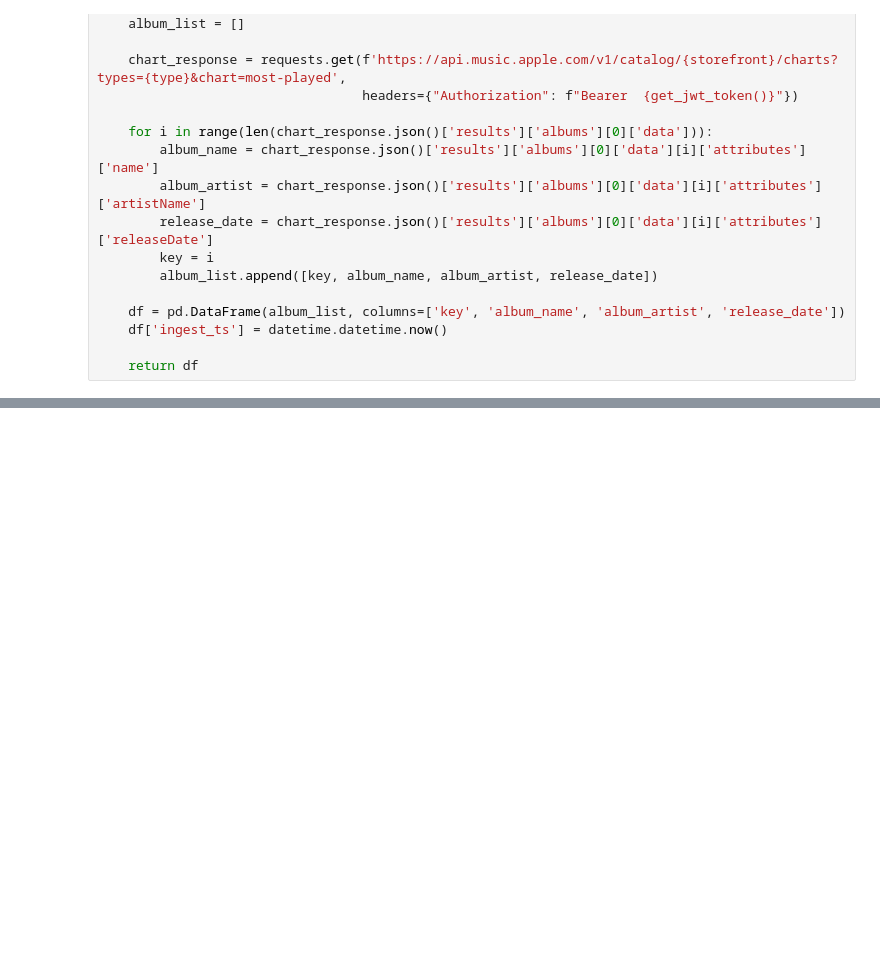
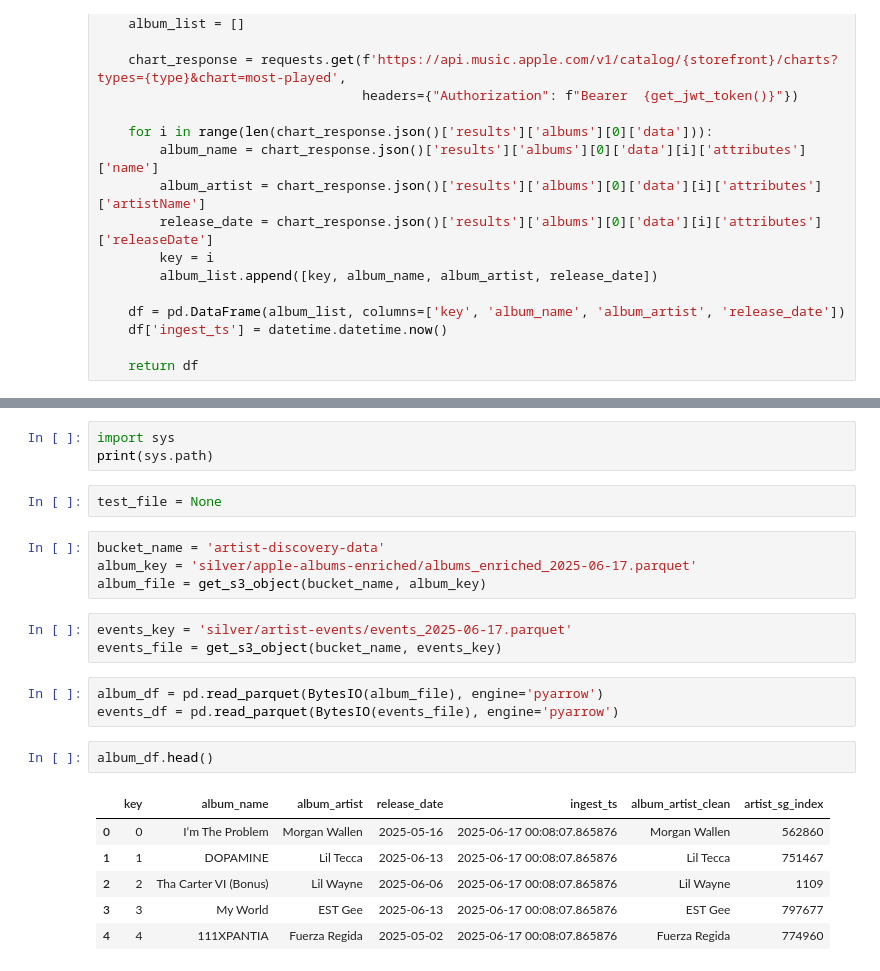
Before and after one commit to princeaker/Artist-Discovery, a Jupyter notebook: pipeline_development.ipynb, the cells around one changed output, grey strips where cells are left out. Cells and saved outputs as stored; diff of their text form; blank space fills up the shorter version.

```diff
--- a/pipeline_development.ipynb
+++ b/pipeline_development.ipynb
@@ -213,0 +345,24 @@ def upload_df_to_s3_parquet(df, bucket_name, file_path=None):
+# %%
+import sys
+print(sys.path)
+# %%
+test_file = None
+# %%
+bucket_name = 'artist-discovery-data'
+album_key = 'silver/apple-albums-enriched/albums_enriched_2025-06-17.parquet'
+album_file = get_s3_object(bucket_name, album_key)
+# %%
+events_key = 'silver/artist-events/events_2025-06-17.parquet'
+events_file = get_s3_object(bucket_name, events_key)
+# %%
+album_df = pd.read_parquet(BytesIO(album_file), engine='pyarrow')
+events_df = pd.read_parquet(BytesIO(events_file), engine='pyarrow')
+# %%
+album_df.head()
+# %% [output]
+|  | key | album_name | album_artist | release_date | ingest_ts | album_artist_clean | artist_sg_index |
+| 0 | 0 | I’m The Problem | Morgan Wallen | 2025-05-16 | 2025-06-17 00:08:07.865876 | Morgan Wallen | 562860 |
+| 1 | 1 | DOPAMINE | Lil Tecca | 2025-06-13 | 2025-06-17 00:08:07.865876 | Lil Tecca | 751467 |
+| 2 | 2 | Tha Carter VI (Bonus) | Lil Wayne | 2025-06-06 | 2025-06-17 00:08:07.865876 | Lil Wayne | 1109 |
+| 3 | 3 | My World | EST Gee | 2025-06-13 | 2025-06-17 00:08:07.865876 | EST Gee | 797677 |
+| 4 | 4 | 111XPANTIA | Fuerza Regida | 2025-05-02 | 2025-06-17 00:08:07.865876 | Fuerza Regida | 774960 |
```
Also changed, not shown: parts of 61 cells of this notebook, 11 other files.
